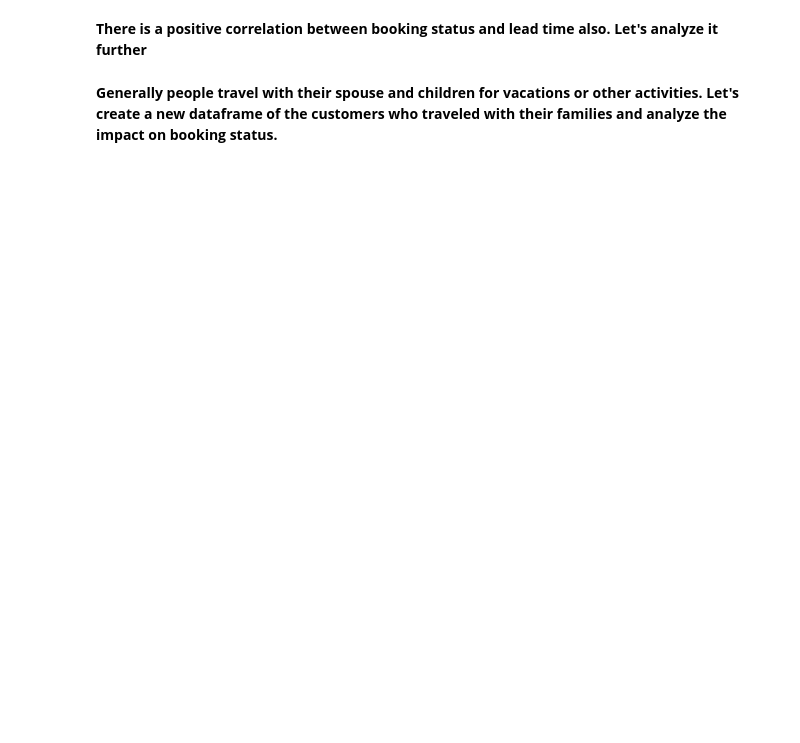
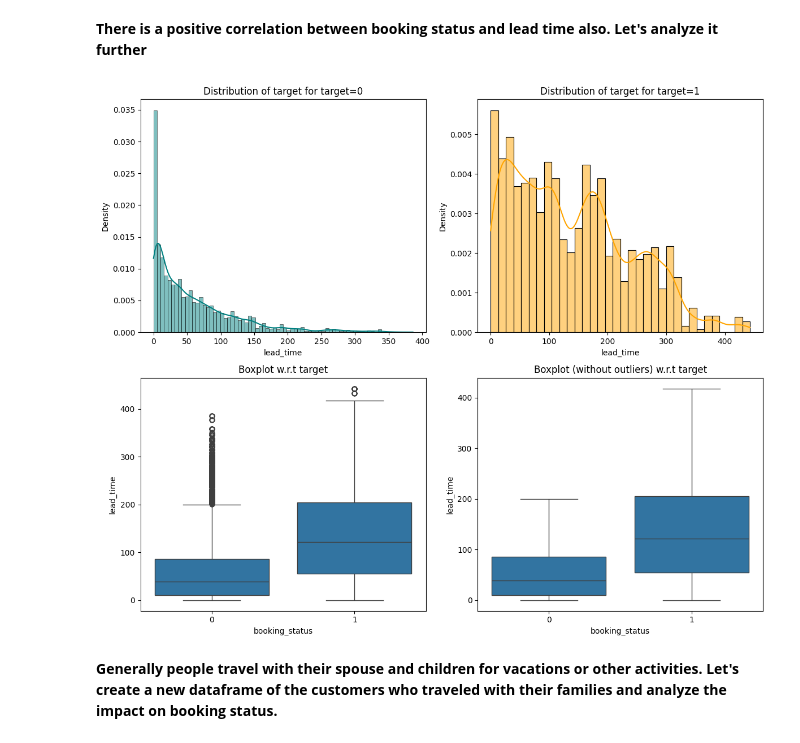
Before and after one commit to erika024/data-science, a Jupyter notebook: Project_SLC_DSBA_INNHotels_LowCode_V3_1.ipynb, the cells around one changed output. Cells and saved outputs as stored; diff of their text form; code cells hidden in the pictures; blank space fills up the shorter version.

```diff
--- a/Project_SLC_DSBA_INNHotels_LowCode_V3_1.ipynb
+++ b/Project_SLC_DSBA_INNHotels_LowCode_V3_1.ipynb
@@ -547,7 +578,9 @@ distribution_plot_wrt_target(data, "avg_price_per_room", "booking_status")
 # %% [markdown]
 **There is a positive correlation between booking status and lead time also. Let's analyze it further**
 # %%
-distribution_plot_wrt_target('_______') ## Complete the code to find distribution of lead time wrt booking status
+distribution_plot_wrt_target(data, 'lead_time', 'booking_status') ## Complete the code to find distribution of lead time wrt booking status
+# %% [output]
+[figure, added]
 # %% [markdown]
 **Generally people travel with their spouse and children for vacations or other activities. Let's create a new dataframe of the customers who traveled with their families and analyze the impact on booking status.**
 # %%
```
Also changed, not shown: parts of 14 cells of this notebook.
